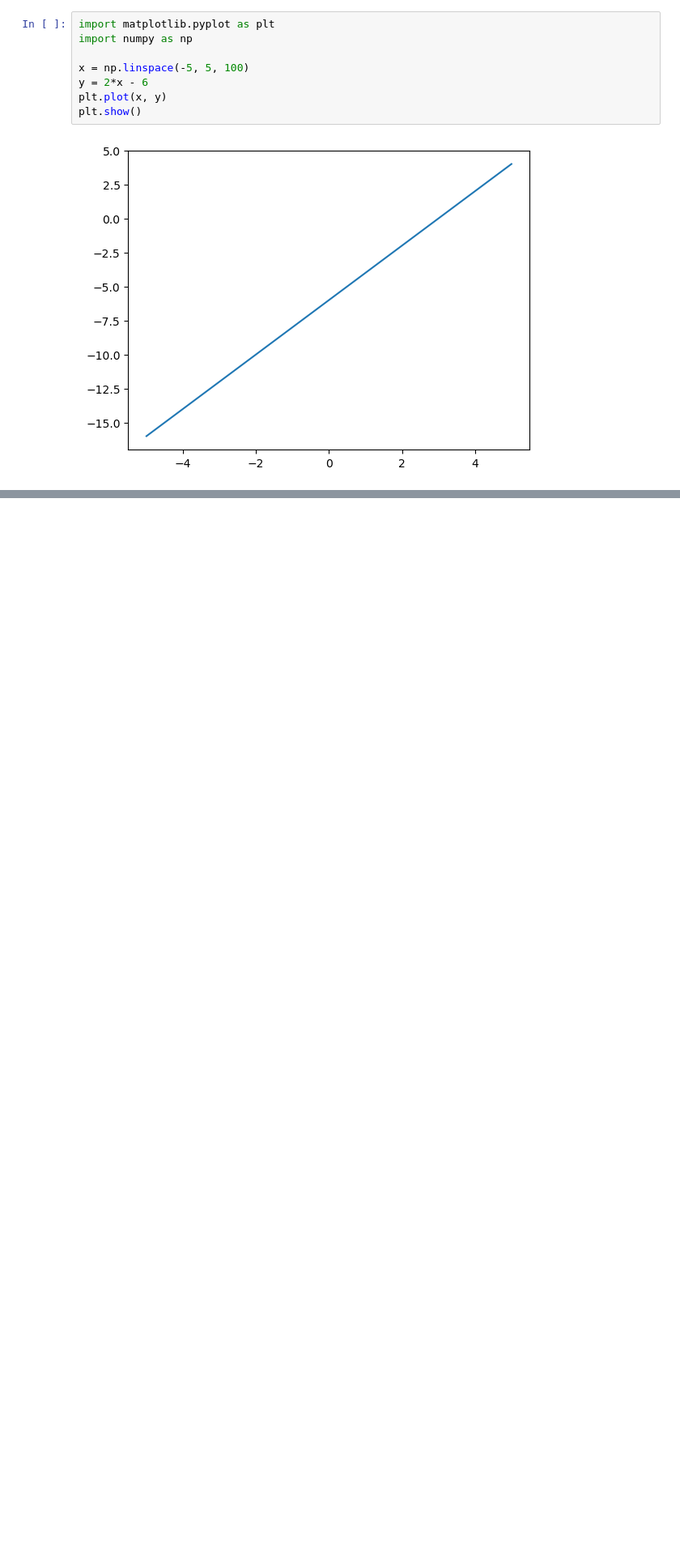
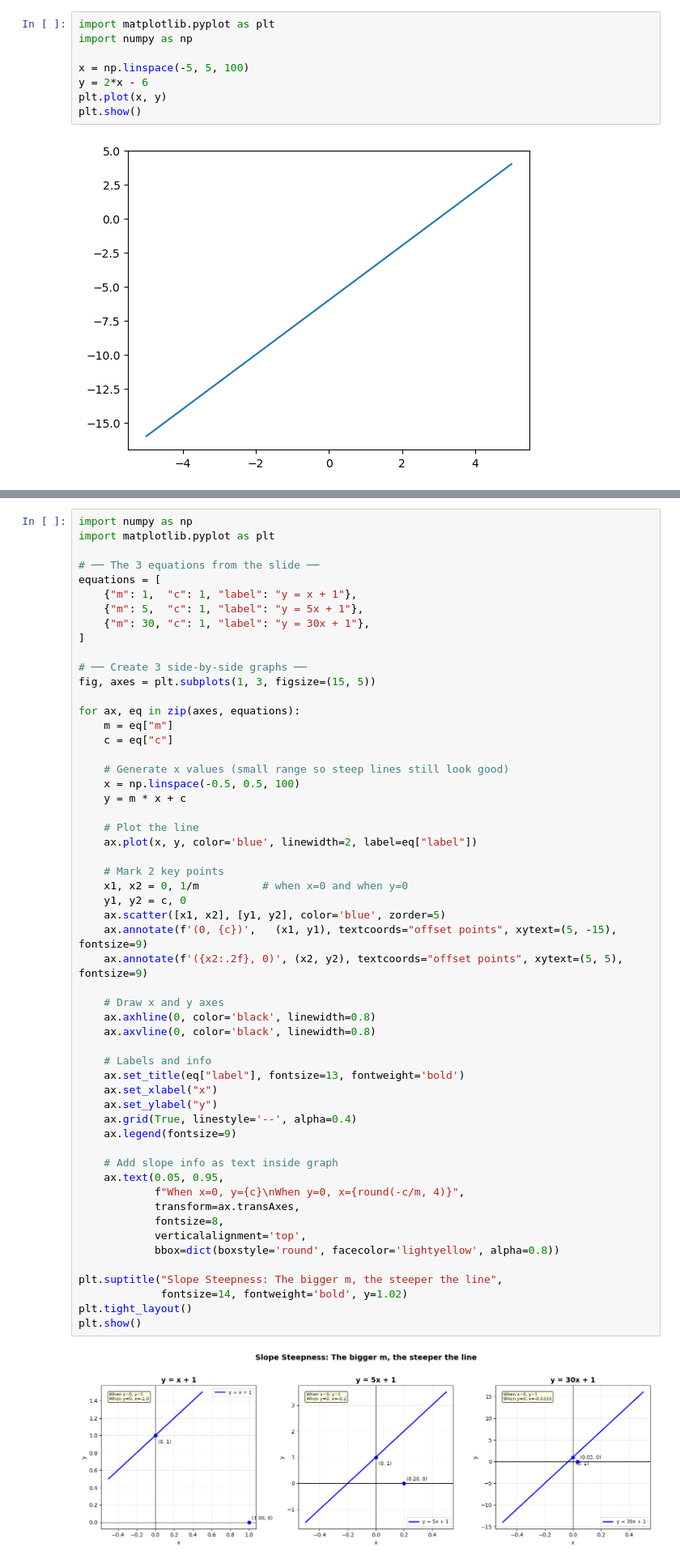
Before and after one commit to aya-alharazin/Machine-Learning, a Jupyter notebook: 02 - Linear Equation.ipynb, the cells around one changed output, grey strips where cells are left out. Shown at 81% size. Drawn from its saved outputs; the diff is of its cells as text; blank space fills up the shorter version.

```diff
--- a/02 - Linear Equation.ipynb
+++ b/02 - Linear Equation.ipynb
@@ -10,0 +28,57 @@ plt.show()
+# %%
+import numpy as np
+import matplotlib.pyplot as plt
+
+# ── The 3 equations from the slide ──
+equations = [
+    {"m": 1,  "c": 1, "label": "y = x + 1"},
+    {"m": 5,  "c": 1, "label": "y = 5x + 1"},
+    {"m": 30, "c": 1, "label": "y = 30x + 1"},
+]
+
+# ── Create 3 side-by-side graphs ──
+fig, axes = plt.subplots(1, 3, figsize=(15, 5))
+
+for ax, eq in zip(axes, equations):
+    m = eq["m"]
+    c = eq["c"]
+
+    # Generate x values (small range so steep lines still look good)
+    x = np.linspace(-0.5, 0.5, 100)
+    y = m * x + c
+
+    # Plot the line
+    ax.plot(x, y, color='blue', linewidth=2, label=eq["label"])
+
+    # Mark 2 key points
+    x1, x2 = 0, 1/m          # when x=0 and when y=0
+    y1, y2 = c, 0
+    ax.scatter([x1, x2], [y1, y2], color='blue', zorder=5)
+    ax.annotate(f'(0, {c})',   (x1, y1), textcoords="offset points", xytext=(5, -15), fontsize=9)
+    ax.annotate(f'({x2:.2f}, 0)', (x2, y2), textcoords="offset points", xytext=(5, 5),  fontsize=9)
+
+    # Draw x and y axes
+    ax.axhline(0, color='black', linewidth=0.8)
+    ax.axvline(0, color='black', linewidth=0.8)
+
+    # Labels and info
+    ax.set_title(eq["label"], fontsize=13, fontweight='bold')
+    ax.set_xlabel("x")
+    ax.set_ylabel("y")
+    ax.grid(True, linestyle='--', alpha=0.4)
+    ax.legend(fontsize=9)
+
+    # Add slope info as text inside graph
+    ax.text(0.05, 0.95,
+            f"When x=0, y={c}\nWhen y=0, x={round(-c/m, 4)}",
+            transform=ax.transAxes,
+            fontsize=8,
+            verticalalignment='top',
+            bbox=dict(boxstyle='round', facecolor='lightyellow', alpha=0.8))
+
+plt.suptitle("Slope Steepness: The bigger m, the steeper the line",
+             fontsize=14, fontweight='bold', y=1.02)
+plt.tight_layout()
+plt.show()
+# %% [output]
+[figure, added]
```
Also changed, not shown: parts of 2 cells of this notebook.
